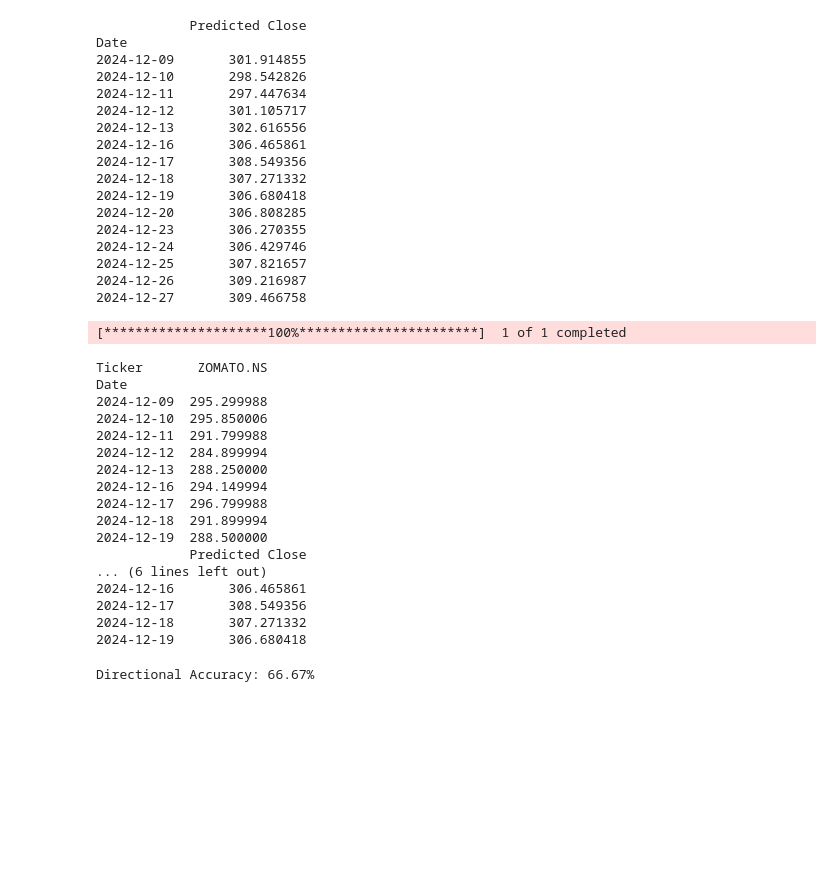
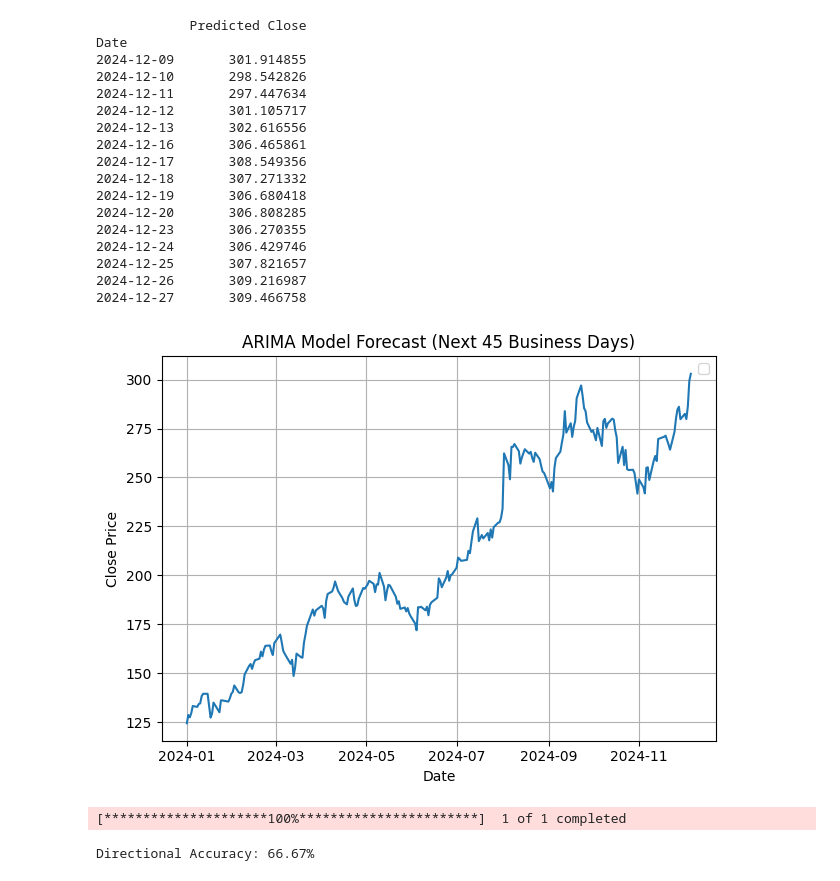
Before and after one commit to Shahu-22/Python, a Jupyter notebook: yfinance_nse_exp.ipynb, the cells around one changed output. Saved outputs shown, nothing was run; the diff lists cells and outputs as text; code cells hidden in the pictures; blank space fills up the shorter version.

```diff
--- a/yfinance_nse_exp.ipynb
+++ b/yfinance_nse_exp.ipynb
@@ -310,7 +313,19 @@ Date
 2024-12-25       307.821657
 2024-12-26       309.216987
 2024-12-27       309.466758
+# %%
+plt.plot(df['Close'])
+plt.title('ARIMA Model Forecast (Next 45 Business Days)')
+plt.xlabel('Date')
+plt.ylabel('Close Price')
+plt.legend()
+plt.grid(True)
+plt.tight_layout()
+plt.show()
+# %% [output]
+[figure, added]
 # %%
+# Downloading Future Value from yf
 import yfinance as yf
 import pandas as pd
 from datetime import datetime  # For handling dates
@@ -321,31 +336,14 @@ start_date = '2024-12-09'
 end_date = datetime.now().strftime('%Y-%m-%d')  # Get today's date as a string
 
 # Download the data
-df = yf.download(ticker, start=start_date, end=end_date)
+df1 = yf.download(ticker, start=start_date, end=end_date)
 
 # Convert to a DataFrame
-data = pd.DataFrame(df)
+data = pd.DataFrame(df1)
 
 # Display the DataFrame
-print(data['Close'])
-print(forecast_mean_with_dates.head(9))
+# print(data['Close'])
+# print(forecast_mean_with_dates.head(9))
 # %% [output]
 [*********************100%***********************]  1 of 1 completed
-Ticker       ZOMATO.NS
-Date
-2024-12-09  295.299988
-2024-12-10  295.850006
-2024-12-11  291.799988
-2024-12-12  284.899994
-2024-12-13  288.250000
-2024-12-16  294.149994
-2024-12-17  296.799988
-2024-12-18  291.899994
-2024-12-19  288.500000
-            Predicted Close
-... (6 lines left out)
-2024-12-16       306.465861
-2024-12-17       308.549356
-2024-12-18       307.271332
-2024-12-19       306.680418
 # %%
```
Also changed, not shown: parts of 7 cells of this notebook.
